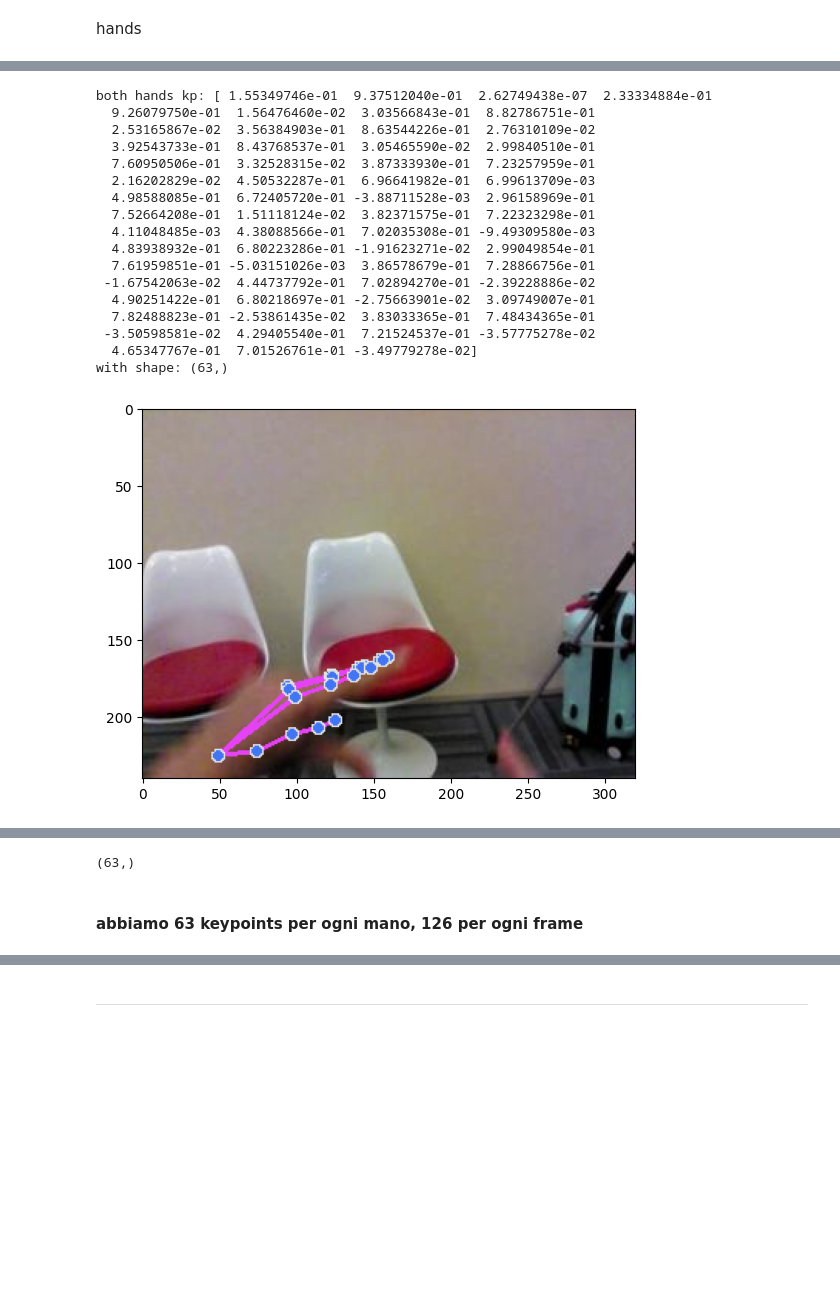
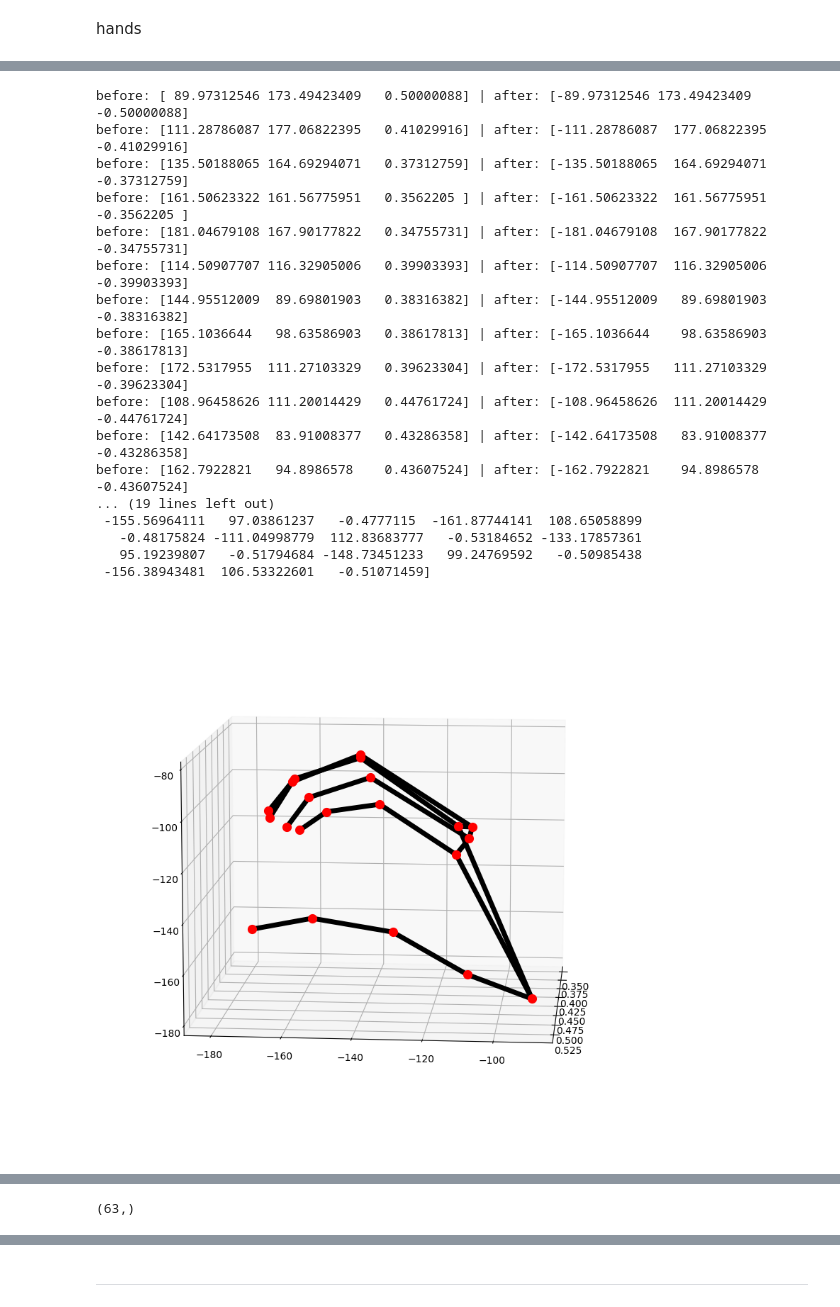
Before and after one commit to t-perniola/HGR-4-Social-Robotics, a Jupyter notebook: mymodels/ActionDetectionEgo.ipynb, the cells around one changed output, grey strips where cells are left out. Saved outputs shown, nothing was run; the diff lists cells and outputs as text; code cells hidden in the pictures; blank space fills up the shorter version.

```diff
--- a/mymodels/ActionDetectionEgo.ipynb
+++ b/mymodels/ActionDetectionEgo.ipynb
@@ -709,11 +798,5 @@ for label in temp:#os.listdir(GESTDIR):
 # %% [markdown]
 estraggo e memorizzo i keypoints
-# %%
-def detect_and_extract(img_array, model):
-
-    image, results = mediapipe_detection(img_array, model)
-    keypoints = extract_keypoints(results)
-    return keypoints
 # %%
 def get_num_keypoints(path):
     keypoints_path = os.path.join(path, 'keypoints')
@@ -1023,10 +1296,10 @@ train_videos.tolist()
 # %% [markdown]
 #### **TEST**: provo img singola
 # %%
-DATADIR2 = r"D:\TMS\dataset\egogesture\gestures\23\training\subject03\12"
+DATADIR2 = r"D:\TMS\dataset\egogesture\gestures\53\training\subject08\5"
 
 # OTTENGO I FRAME
-path_test = os.path.join(DATADIR2, '005003.jpg')  # create path (...\Color\rgb1)
+path_test = os.path.join(DATADIR2, '001561.jpg')  # create path (...\Color\rgb1)
 frame_test = cv2.imread(path_test)  # convert to array
 plt.imshow(cv2.cvtColor(frame_test, cv2.COLOR_BGR2RGB))
 # %% [output]
@@ -1037,10 +1315,11 @@ holistic
 # %%
 # ESTRAGGO I KEYPOINTS DA UN FRAME
 with mp_holistic.Holistic(min_detection_confidence = 0.5, min_tracking_confidence = 0.5) as holistic:
-    image, results = mediapipe_detection(frame, holistic)
+    image, results = mediapipe_detection(frame_test, holistic)
     draw_styled_landmarks(image, results)
     plt.imshow(cv2.cvtColor(image, cv2.COLOR_BGR2RGB))
 
     keypoints = extract_keypoints(results) #memorizzo i keypoints estratti
+    print(keypoints)
 # %% [markdown]
 hands
@@ -1047,6 +1330,6 @@ hands
 # %%
 # ESTRAGGO I KEYPOINTS DA CIASCUN FRAME
-with mp_hands.Hands(static_image_mode=True, max_num_hands=2, min_detection_confidence=0.5) as hands:
+with mp_hands.Hands(max_num_hands=2, min_detection_confidence=0.5) as hands:
     image_h_test, results_test = mediapipe_detection(frame_test, hands)
 
     annotated_image_test = image_h_test.copy()
@@ -1073,6 +1356,9 @@ with mp_hands.Hands(static_image_mode=True, max_num_hands=2, min_detection_confi
                 second_hand_keypoints_test = extract_keypoints_hands(results_test, hand_landmarks_test)
                 print("\n2nd hand kp:", second_hand_keypoints_test)
 
+            mp_drawing.plot_landmarks(
+            hand_landmarks_test, mp_hands.HAND_CONNECTIONS, azimuth=5)
+
         keypoints_test = np.concatenate([first_hand_keypoints_test, second_hand_keypoints_test])
 
     else: keypoints_test = np.zeros(21*6)
@@ -1102,47 +1555,39 @@ with shape: (126,)
 # %%
-with mp_hands.Hands(static_image_mode=True, max_num_hands=2, min_detection_confidence=0.5) as hands:
+# ESTRAGGO I KEYPOINTS DA CIASCUN FRAME
+with mp_hands.Hands(max_num_hands=2, min_detection_confidence=0.5) as hands:
     image_h_test, results_test = mediapipe_detection(frame_test, hands)
 
     annotated_image_test = image_h_test.copy()
 
     first_hand_keypoints_test = np.zeros(21*3)
     second_hand_keypoints_test = np.zeros(21*3)
 
     if results_test.multi_hand_landmarks:
-
-        for num, hand_landmarks_test in enumerate(results_test.multi_hand_landmarks):
-
-            mp_drawing.draw_landmarks(
-                annotated_image_test,
-                hand_landmarks_test,
-                mp_hands.HAND_CONNECTIONS,
-                mp_drawing.DrawingSpec(color=(245,117,66), thickness=2, circle_radius=2),
-                mp_drawing.DrawingSpec(color=(245,66,230), thickness=2, circle_radius=2)
-                )
-
-        keypoints_test = extract_keypoints_hands(results_test, hand_landmarks_test)
+        keypoints_test, new_hand_lm = detect_and_transform_keypoints(results_test)
 
     else: keypoints_test = np.zeros(21*6)
 
     print("\nboth hands kp:", keypoints_test, "\nwith shape:", keypoints_test.shape)
 
-    plt.imshow(cv2.cvtColor(annotated_image_test, cv2.COLOR_BGR2RGB))
+    #mp_drawing.plot_landmarks(new_hand_lm, mp_hands.HAND_CONNECTIONS, azimuth=5)
+
+    #plt.imshow(cv2.cvtColor(annotated_image_test, cv2.COLOR_BGR2RGB))
 # %% [output]
-both hands kp: [ 1.55349746e-01  9.37512040e-01  2.62749438e-07  2.33334884e-01
-  9.26079750e-01  1.56476460e-02  3.03566843e-01  8.82786751e-01
-  2.53165867e-02  3.56384903e-01  8.63544226e-01  2.76310109e-02
-  3.92543733e-01  8.43768537e-01  3.05465590e-02  2.99840510e-01
-  7.60950506e-01  3.32528315e-02  3.87333930e-01  7.23257959e-01
-  2.16202829e-02  4.50532287e-01  6.96641982e-01  6.99613709e-03
-  4.98588085e-01  6.72405720e-01 -3.88711528e-03  2.96158969e-01
-  7.52664208e-01  1.51118124e-02  3.82371575e-01  7.22323298e-01
-  4.11048485e-03  4.38088566e-01  7.02035308e-01 -9.49309580e-03
-  4.83938932e-01  6.80223286e-01 -1.91623271e-02  2.99049854e-01
-  7.61959851e-01 -5.03151026e-03  3.86578679e-01  7.28866756e-01
- -1.67542063e-02  4.44737792e-01  7.02894270e-01 -2.39228886e-02
-  4.90251422e-01  6.80218697e-01 -2.75663901e-02  3.09749007e-01
-  7.82488823e-01 -2.53861435e-02  3.83033365e-01  7.48434365e-01
- -3.50598581e-02  4.29405540e-01  7.21524537e-01 -3.57775278e-02
-  4.65347767e-01  7.01526761e-01 -3.49779278e-02]
-with shape: (63,)
+before: [ 89.97312546 173.49423409   0.50000088] | after: [-89.97312546 173.49423409  -0.50000088]
+before: [111.28786087 177.06822395   0.41029916] | after: [-111.28786087  177.06822395   -0.41029916]
+before: [135.50188065 164.69294071   0.37312759] | after: [-135.50188065  164.69294071   -0.37312759]
+before: [161.50623322 161.56775951   0.3562205 ] | after: [-161.50623322  161.56775951   -0.3562205 ]
+before: [181.04679108 167.90177822   0.34755731] | after: [-181.04679108  167.90177822   -0.34755731]
+before: [114.50907707 116.32905006   0.39903393] | after: [-114.50907707  116.32905006   -0.39903393]
+before: [144.95512009  89.69801903   0.38316382] | after: [-144.95512009   89.69801903   -0.38316382]
+before: [165.1036644   98.63586903   0.38617813] | after: [-165.1036644    98.63586903   -0.38617813]
+before: [172.5317955  111.27103329   0.39623304] | after: [-172.5317955   111.27103329   -0.39623304]
+before: [108.96458626 111.20014429   0.44761724] | after: [-108.96458626  111.20014429   -0.44761724]
+before: [142.64173508  83.91008377   0.43286358] | after: [-142.64173508   83.91008377   -0.43286358]
+before: [162.7922821   94.8986578    0.43607524] | after: [-162.7922821    94.8986578    -0.43607524]
+... (19 lines left out)
+ -155.56964111   97.03861237   -0.4777115  -161.87744141  108.65058899
+   -0.48175824 -111.04998779  112.83683777   -0.53184652 -133.17857361
+   95.19239807   -0.51794684 -148.73451233   99.24769592   -0.50985438
+ -156.38943481  106.53322601   -0.51071459]
-[figure, old version]
+[figure, new version]
@@ -1150,5 +1630,3 @@ with shape: (63,)
 np.zeros(21*3).shape
 # %% [output]
 (63,)
-# %% [markdown]
-#### abbiamo **63** keypoints per ogni mano, **126** per ogni frame
```
Also changed, not shown: parts of 79 cells of this notebook, 41 other files.
